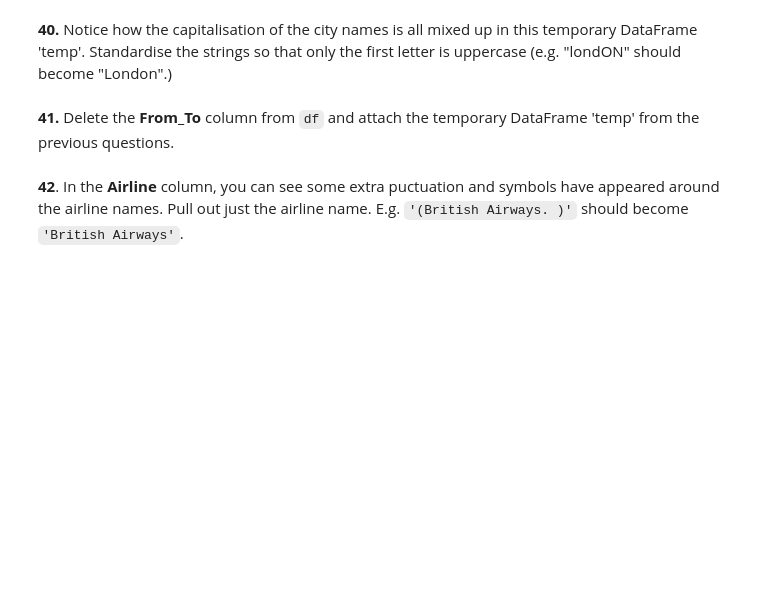
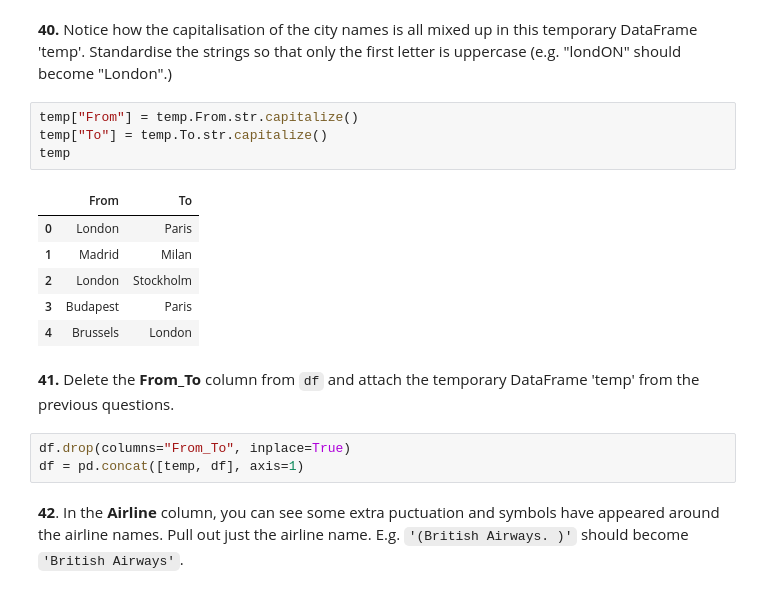
Before and after one commit to OuiamT/Pandas, a Jupyter notebook: 100-pandas-puzzles.ipynb, the cells around one changed output. Drawn from its saved outputs; the diff is of its cells as text; blank space fills up the shorter version.

```diff
--- a/100-pandas-puzzles.ipynb
+++ b/100-pandas-puzzles.ipynb
@@ -671,6 +691,20 @@ Formatted, it looks like this:
 # %% [markdown]
 **40.** Notice how the capitalisation of the city names is all mixed up in this temporary DataFrame 'temp'. Standardise the strings so that only the first letter is uppercase (e.g. "londON" should become "London".)
+# %%
+temp["From"] = temp.From.str.capitalize()
+temp["To"] = temp.To.str.capitalize()
+temp
+# %% [output]
+|  | From | To |
+| 0 | London | Paris |
+| 1 | Madrid | Milan |
+| 2 | London | Stockholm |
+| 3 | Budapest | Paris |
+| 4 | Brussels | London |
 # %% [markdown]
 **41.** Delete the **From_To** column from `df` and attach the temporary DataFrame 'temp' from the previous questions.
+# %%
+df.drop(columns="From_To", inplace=True)
+df = pd.concat([temp, df], axis=1)
 # %% [markdown]
 **42**. In the **Airline** column, you can see some extra puctuation and symbols have appeared around the airline names. Pull out just the airline name. E.g. `'(British Airways. )'` should become `'British Airways'`.
```
Also changed, not shown: parts of 4 cells of this notebook.
